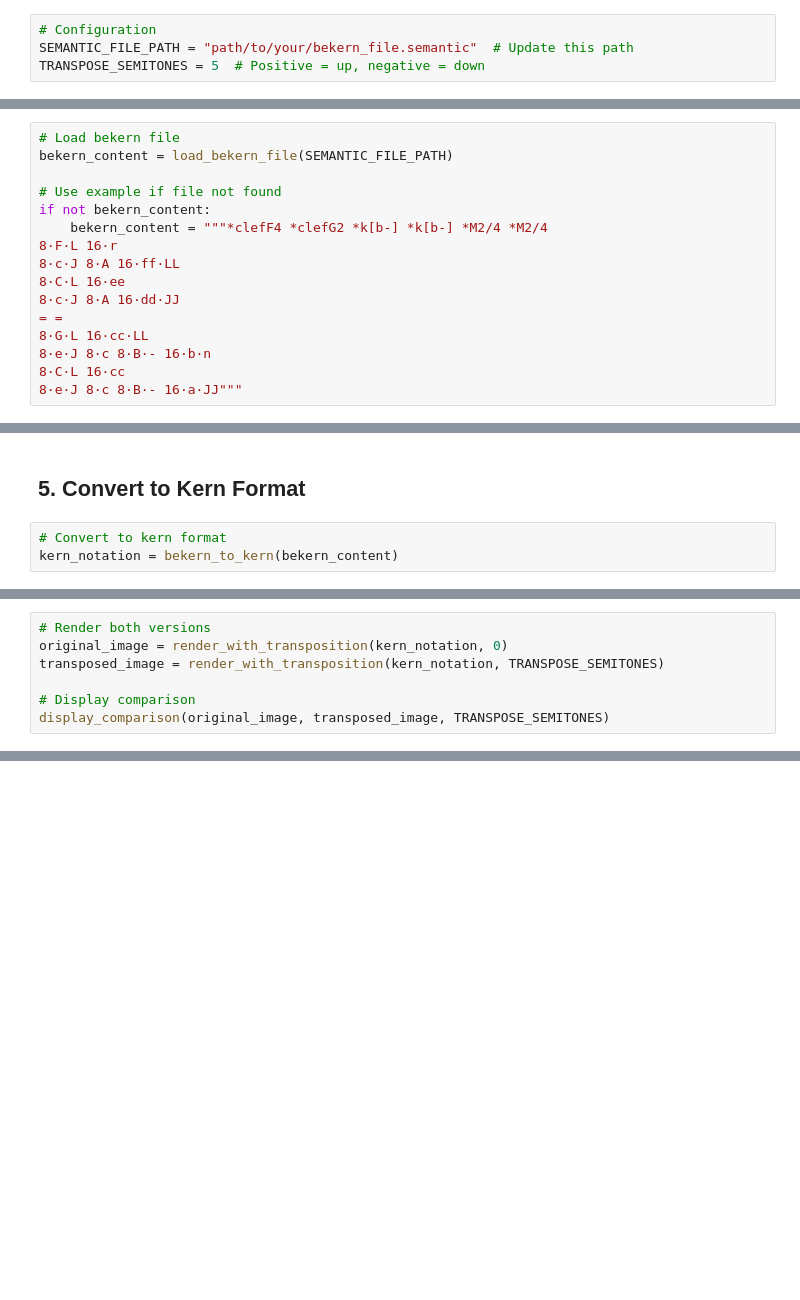
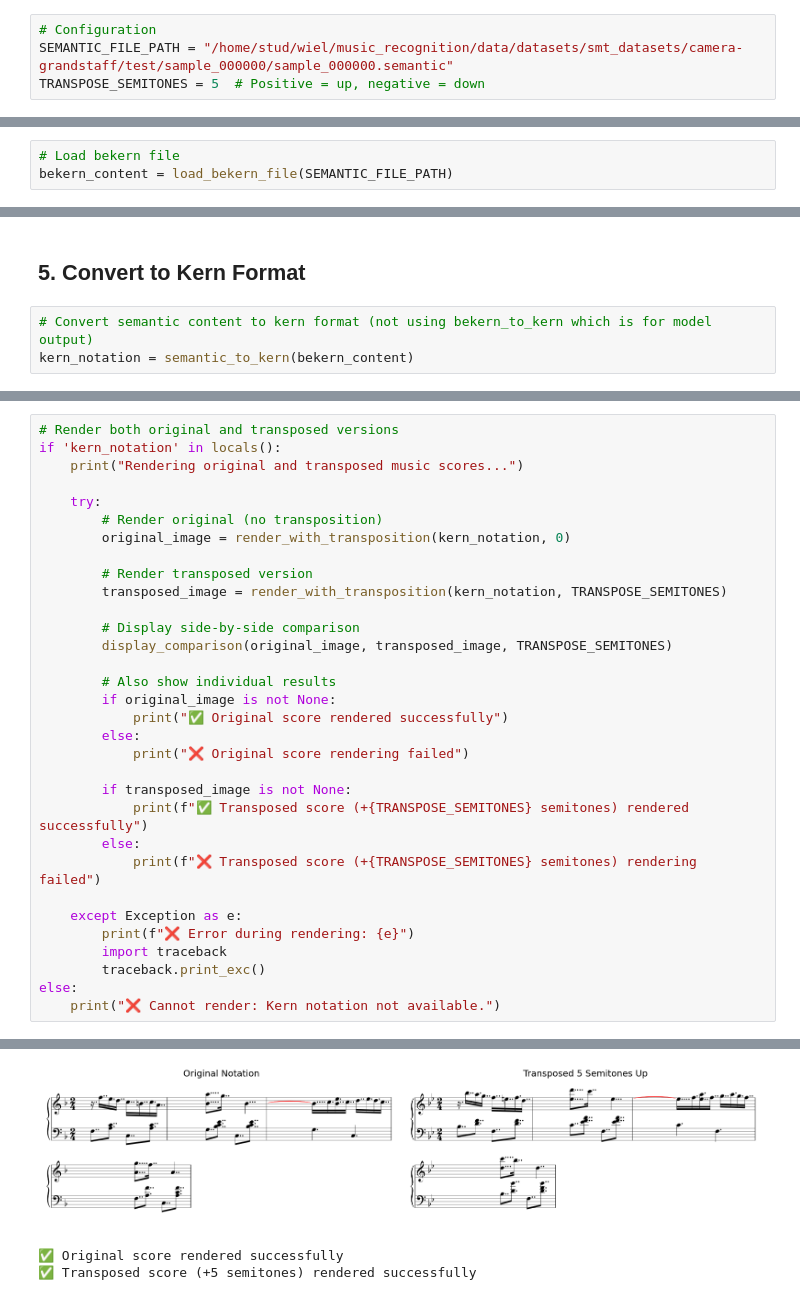
Before and after one commit to Luca-Wiehe/music_recognition, a Jupyter notebook: demos/bekern_transposition_demo.ipynb, the cells around one changed output, grey strips where cells are left out. Cells and saved outputs as stored; diff of their text form; blank space fills up the shorter version.

Commit message:
First draft for transposition

```diff
--- a/demos/bekern_transposition_demo.ipynb
+++ b/demos/bekern_transposition_demo.ipynb
@@ -95,23 +116,10 @@ def display_comparison(original_img, transposed_img, transpose_amount):
 ## 3. Configuration
 # %%
 # Configuration
-SEMANTIC_FILE_PATH = "path/to/your/bekern_file.semantic"  # Update this path
+SEMANTIC_FILE_PATH = "/home/stud/wiel/music_recognition/data/datasets/smt_datasets/camera-grandstaff/test/sample_000000/sample_000000.semantic"
 TRANSPOSE_SEMITONES = 5  # Positive = up, negative = down
 # %% [markdown]
 ## 4. Load BeKern File
 # %%
 # Load bekern file
 bekern_content = load_bekern_file(SEMANTIC_FILE_PATH)
-
-# Use example if file not found
-if not bekern_content:
-    bekern_content = """*clefF4 *clefG2 *k[b-] *k[b-] *M2/4 *M2/4
-8·F·L 16·r
-8·c·J 8·A 16·ff·LL
-8·C·L 16·ee
-8·c·J 8·A 16·dd·JJ
-= =
-8·G·L 16·cc·LL
-8·e·J 8·c 8·B·- 16·b·n
-8·C·L 16·cc
-8·e·J 8·c 8·B·- 16·a·JJ"""
@@ -118,5 +129,5 @@ if not bekern_content:
 # %% [markdown]
 ## 5. Convert to Kern Format
 # %%
-# Convert to kern format
-kern_notation = bekern_to_kern(bekern_content)
+# Convert semantic content to kern format (not using bekern_to_kern which is for model output)
+kern_notation = semantic_to_kern(bekern_content)
@@ -126,9 +140,35 @@ kern_notation = bekern_to_kern(bekern_content)
 **Transposition**: Positive numbers transpose up, negative transpose down. Common intervals:
 - 1=minor 2nd, 2=major 2nd, 3=minor 3rd, 5=perfect 4th, 7=perfect 5th, 12=octave
 # %%
-# Render both versions
-original_image = render_with_transposition(kern_notation, 0)
-transposed_image = render_with_transposition(kern_notation, TRANSPOSE_SEMITONES)
+# Render both original and transposed versions
+if 'kern_notation' in locals():
+    print("Rendering original and transposed music scores...")
 
-# Display comparison
-display_comparison(original_image, transposed_image, TRANSPOSE_SEMITONES)
+    try:
+        # Render original (no transposition)
+        original_image = render_with_transposition(kern_notation, 0)
+
+        # Render transposed version
+        transposed_image = render_with_transposition(kern_notation, TRANSPOSE_SEMITONES)
+
+        # Display side-by-side comparison
+        display_comparison(original_image, transposed_image, TRANSPOSE_SEMITONES)
+
+        # Also show individual results
+        if original_image is not None:
+            print("✅ Original score rendered successfully")
+        else:
+            print("❌ Original score rendering failed")
+
+        if transposed_image is not None:
+            print(f"✅ Transposed score (+{TRANSPOSE_SEMITONES} semitones) rendered successfully")
+        else:
+            print(f"❌ Transposed score (+{TRANSPOSE_SEMITONES} semitones) rendering failed")
+
+    except Exception as e:
+        print(f"❌ Error during rendering: {e}")
+        import traceback
+        traceback.print_exc()
+else:
+    print("❌ Cannot render: Kern notation not available.")
+# %% [output]
@@ -134,0 +192,3 @@ display_comparison(original_image, transposed_image, TRANSPOSE_SEMITONES)
+[figure, added]
+✅ Original score rendered successfully
+✅ Transposed score (+5 semitones) rendered successfully
```
Also changed, not shown: parts of 14 cells of this notebook.
